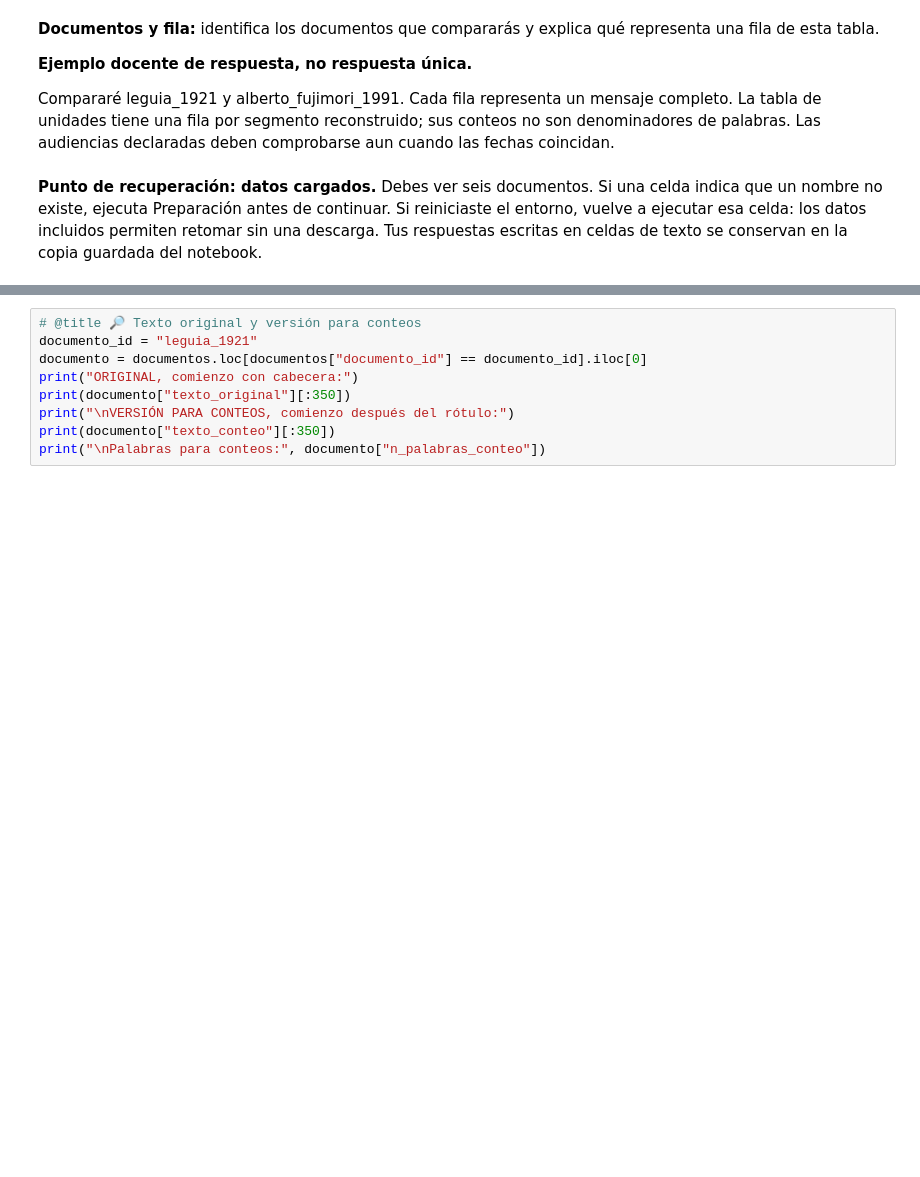
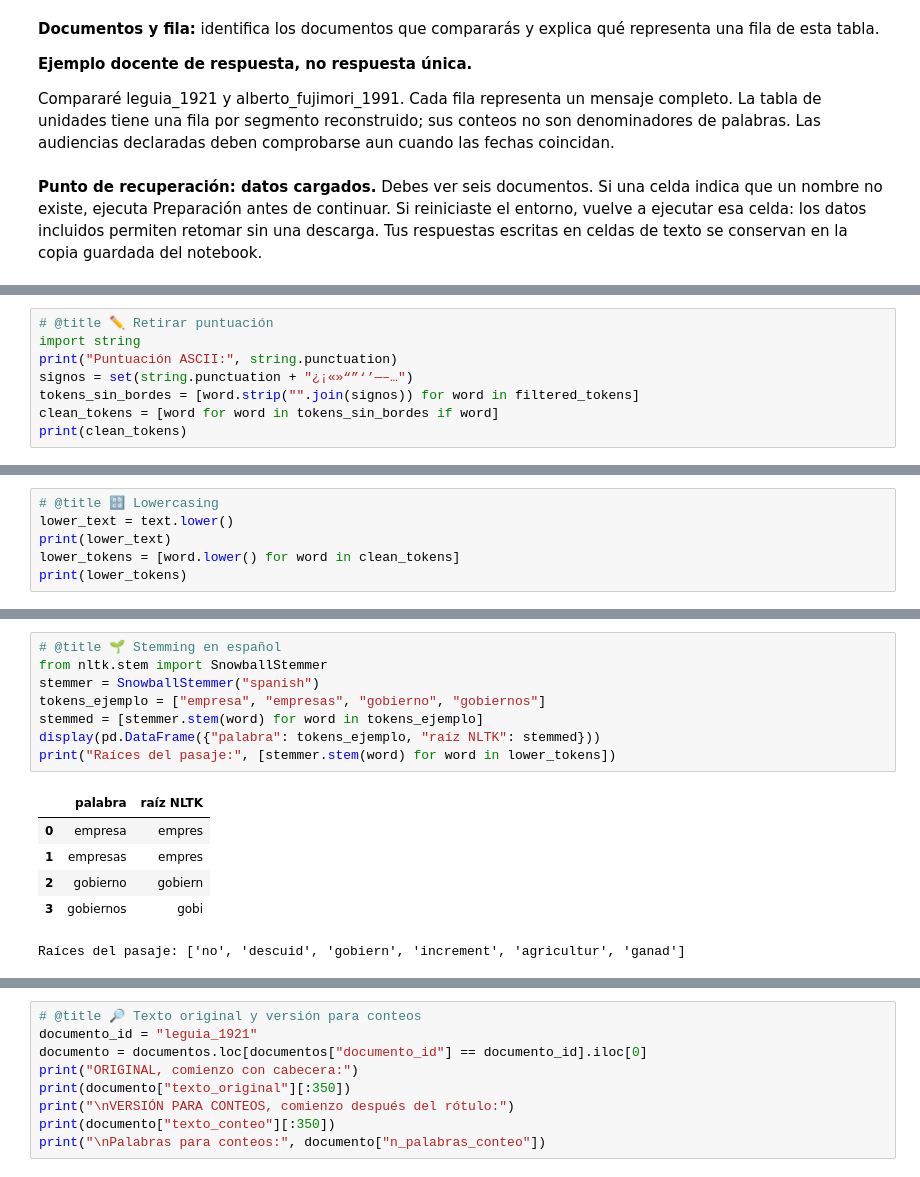
Before and after one commit to alejandroventuraventurameza-tech/hee_text_analysis_crash_course, a Jupyter notebook: notebooks/docente_resuelto.ipynb, the cells around one changed output, grey strips where cells are left out. Saved outputs shown, nothing was run; the diff lists cells and outputs as text; blank space fills up the shorter version.

```diff
--- a/notebooks/docente_resuelto.ipynb
+++ b/notebooks/docente_resuelto.ipynb
@@ -232,0 +394,8 @@ Compararé leguia_1921 y alberto_fujimori_1991. Cada fila representa un mensaje
+# %%
+# @title ✏️ Retirar puntuación
+import string
+print("Puntuación ASCII:", string.punctuation)
+signos = set(string.punctuation + "¿¡«»“”‘’—–…")
+tokens_sin_bordes = [word.strip("".join(signos)) for word in filtered_tokens]
+clean_tokens = [word for word in tokens_sin_bordes if word]
+print(clean_tokens)
@@ -232,0 +411,6 @@ Compararé leguia_1921 y alberto_fujimori_1991. Cada fila representa un mensaje
+# %%
+# @title 🔡 Lowercasing
+lower_text = text.lower()
+print(lower_text)
+lower_tokens = [word.lower() for word in clean_tokens]
+print(lower_tokens)
@@ -232,0 +424,15 @@ Compararé leguia_1921 y alberto_fujimori_1991. Cada fila representa un mensaje
+# %%
+# @title 🌱 Stemming en español
+from nltk.stem import SnowballStemmer
+stemmer = SnowballStemmer("spanish")
+tokens_ejemplo = ["empresa", "empresas", "gobierno", "gobiernos"]
+stemmed = [stemmer.stem(word) for word in tokens_ejemplo]
+display(pd.DataFrame({"palabra": tokens_ejemplo, "raíz NLTK": stemmed}))
+print("Raíces del pasaje:", [stemmer.stem(word) for word in lower_tokens])
+# %% [output]
+|  | palabra | raíz NLTK |
+| 0 | empresa | empres |
+| 1 | empresas | empres |
+| 2 | gobierno | gobiern |
+| 3 | gobiernos | gobi |
+Raíces del pasaje: ['no', 'descuid', 'gobiern', 'increment', 'agricultur', 'ganad']
```
Also changed, not shown: parts of 40 cells of this notebook, 32 other files.
